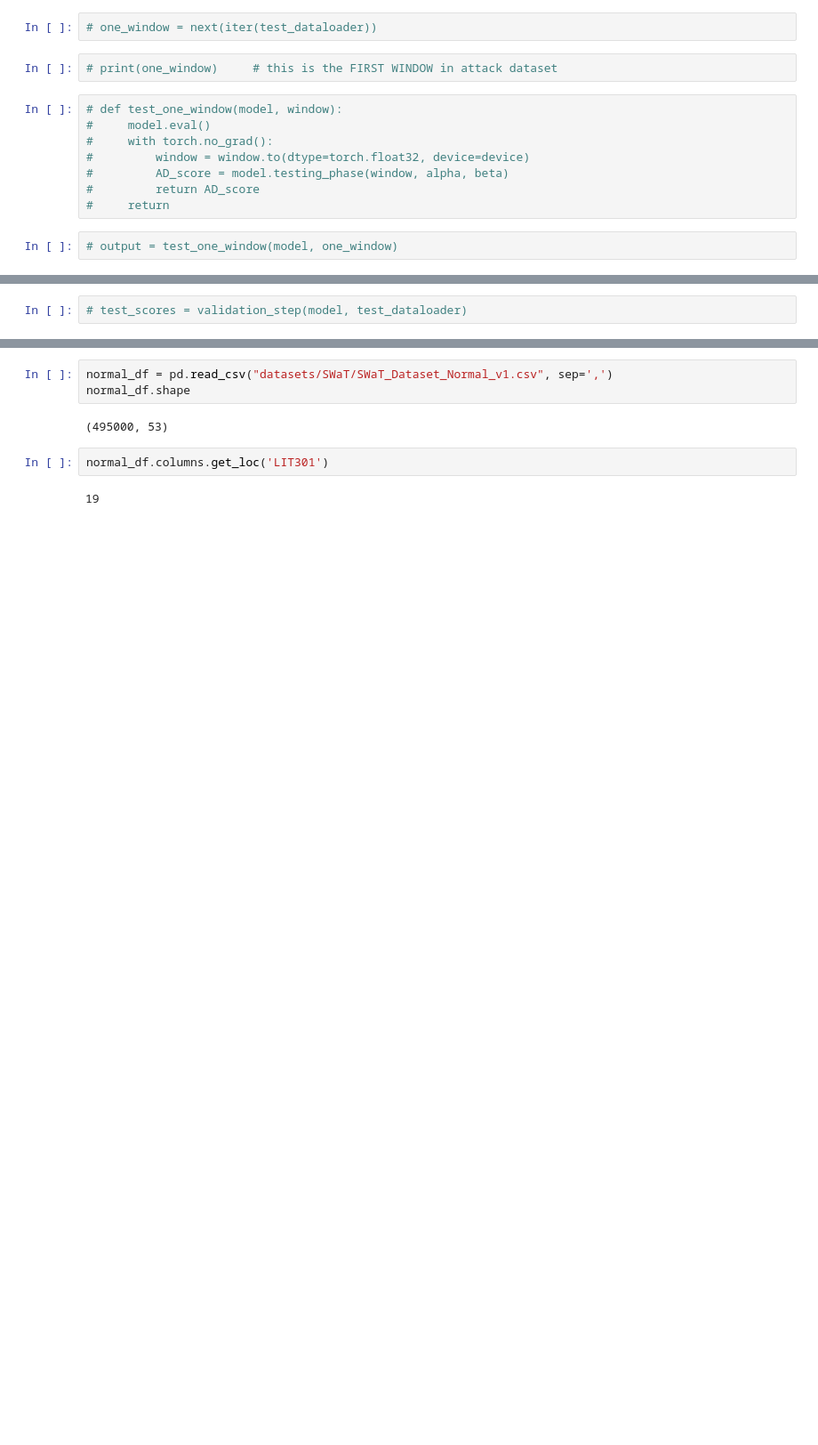
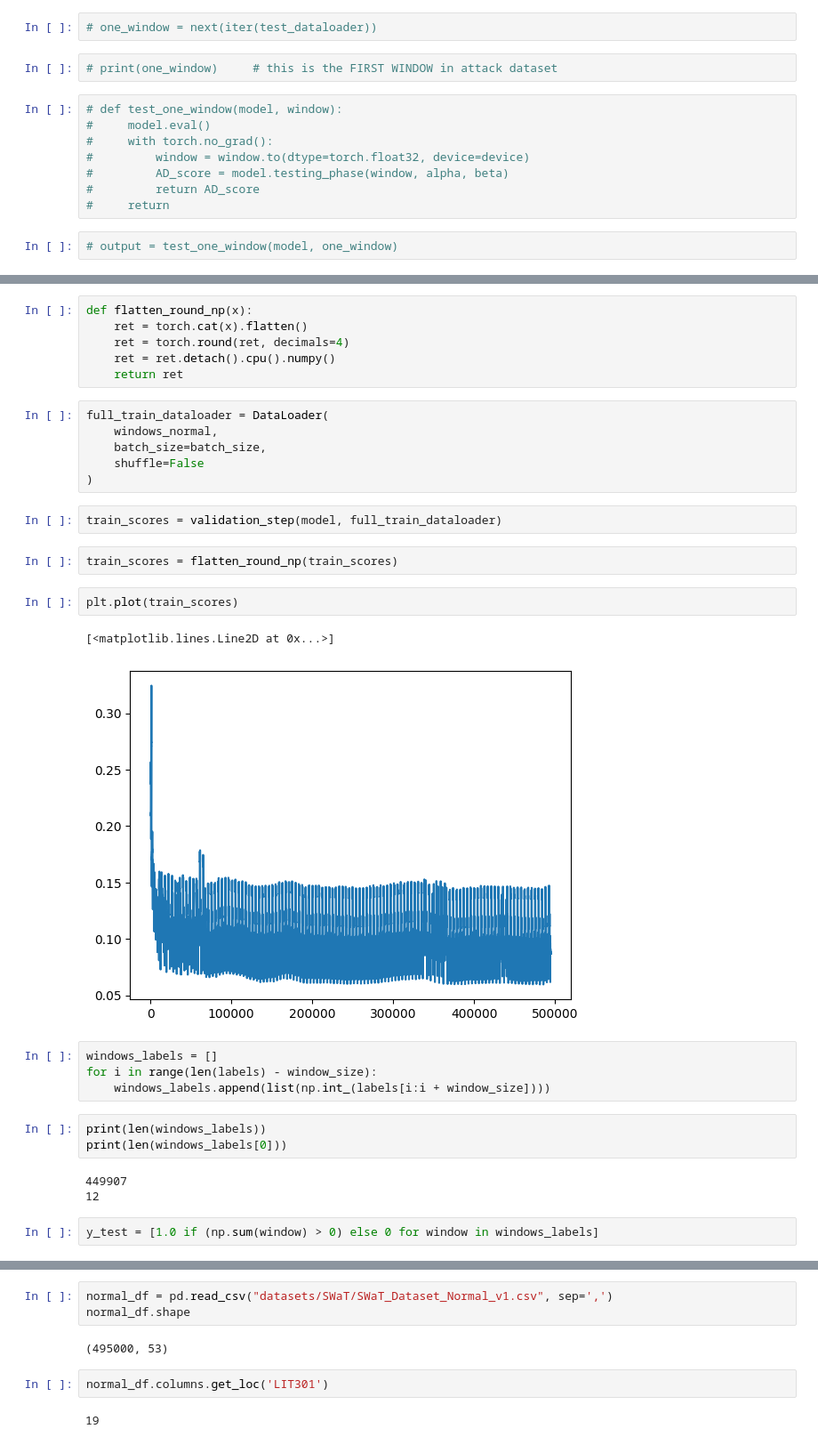
Before and after one commit to Colliquake/USAD, a Jupyter notebook: usad.ipynb, the cells around one changed output, grey strips where cells are left out. Shown at 89% size. Drawn from its saved outputs; the diff is of its cells as text; blank space fills up the shorter version.

```diff
--- a/usad.ipynb
+++ b/usad.ipynb
@@ -302,2 +287,33 @@ AD_scores = validation_step(model, test_dataloader)
-# %%
-# test_scores = validation_step(model, test_dataloader)
+# %%
+def flatten_round_np(x):
+    ret = torch.cat(x).flatten()
+    ret = torch.round(ret, decimals=4)
+    ret = ret.detach().cpu().numpy()
+    return ret
+# %%
+full_train_dataloader = DataLoader(
+    windows_normal,
+    batch_size=batch_size,
+    shuffle=False
+)
+# %%
+train_scores = validation_step(model, full_train_dataloader)
+# %%
+train_scores = flatten_round_np(train_scores)
+# %%
+plt.plot(train_scores)
+# %% [output]
+[<matplotlib.lines.Line2D at 0x...>]
+[figure, added]
+# %%
+windows_labels = []
+for i in range(len(labels) - window_size):
+    windows_labels.append(list(np.int_(labels[i:i + window_size])))
+# %%
+print(len(windows_labels))
+print(len(windows_labels[0]))
+# %% [output]
+449907
+12
+# %%
+y_test = [1.0 if (np.sum(window) > 0) else 0 for window in windows_labels]
```
Also changed, not shown: parts of 25 cells of this notebook, 6 other files.
